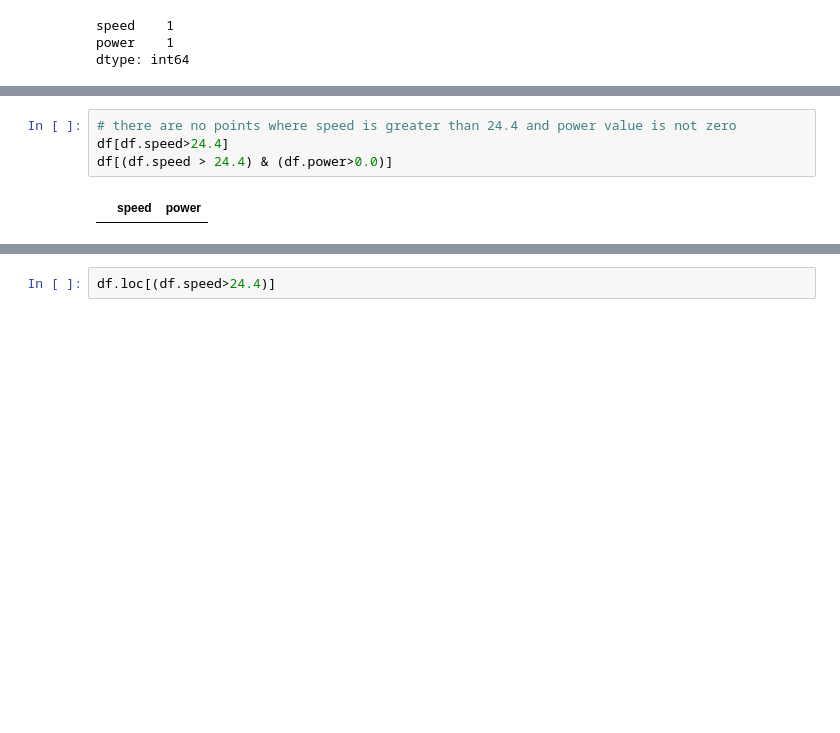
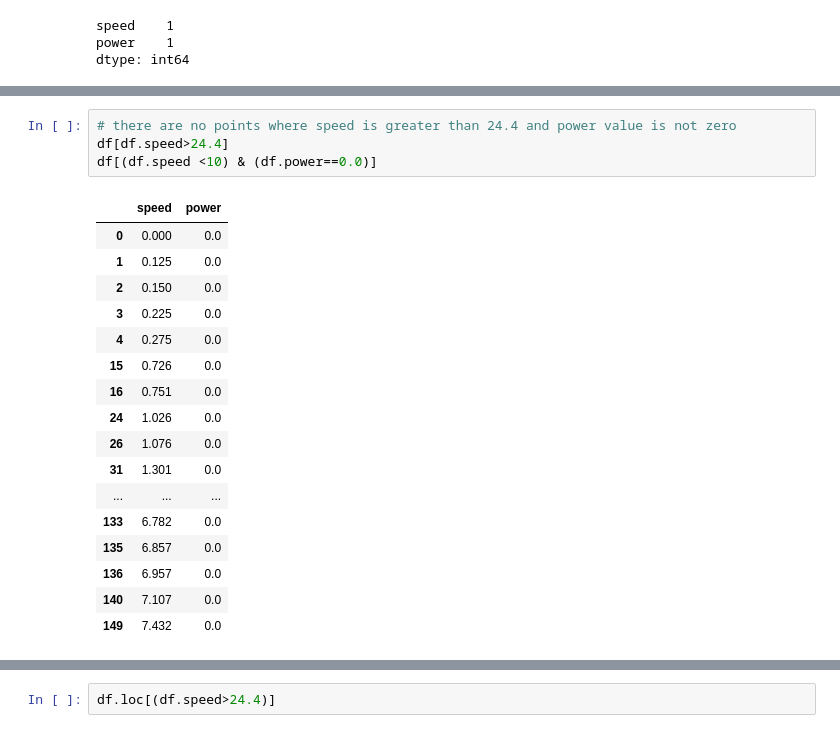
Before and after one commit to angela1C/MLASProject, a Jupyter notebook: speed_power.ipynb, the cells around one changed output, grey strips where cells are left out. Saved outputs shown, nothing was run; the diff lists cells and outputs as text; blank space fills up the shorter version.

```diff
--- a/speed_power.ipynb
+++ b/speed_power.ipynb
@@ -512,6 +521,22 @@ dtype: int64
 # %%
 # there are no points where speed is greater than 24.4 and power value is not zero
 df[df.speed>24.4]
-df[(df.speed > 24.4) & (df.power>0.0)]
+df[(df.speed <10) & (df.power==0.0)]
 # %% [output]
 |  | speed | power |
+| 0 | 0.000 | 0.0 |
+| 1 | 0.125 | 0.0 |
+| 2 | 0.150 | 0.0 |
+| 3 | 0.225 | 0.0 |
+| 4 | 0.275 | 0.0 |
+| 15 | 0.726 | 0.0 |
+| 16 | 0.751 | 0.0 |
+| 24 | 1.026 | 0.0 |
+| 26 | 1.076 | 0.0 |
+| 31 | 1.301 | 0.0 |
+| ... | ... | ... |
+| 133 | 6.782 | 0.0 |
+| 135 | 6.857 | 0.0 |
+| 136 | 6.957 | 0.0 |
+| 140 | 7.107 | 0.0 |
+| 149 | 7.432 | 0.0 |
```
Also changed, not shown: parts of 45 cells of this notebook, 1 other file.
